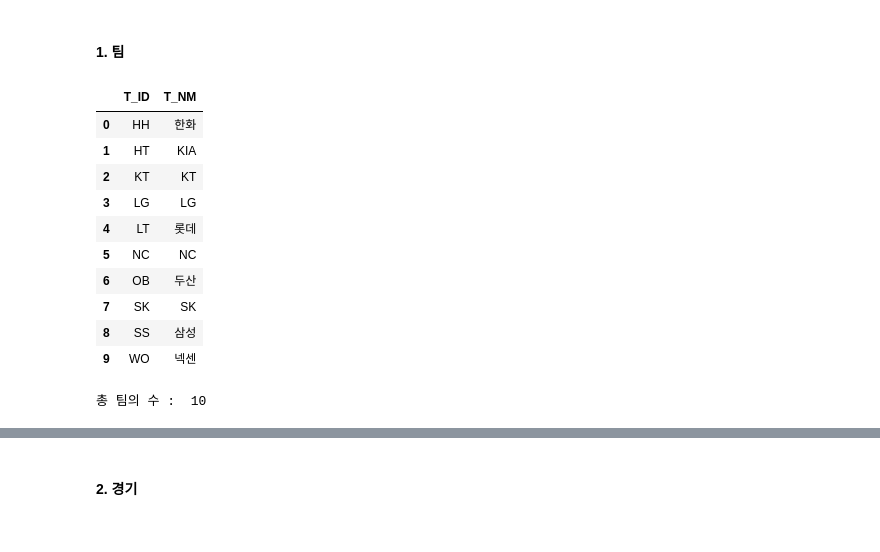
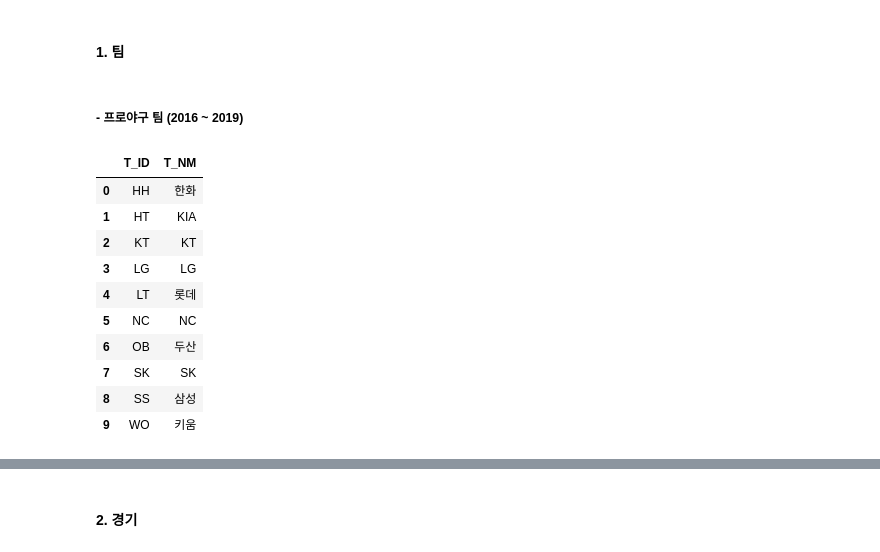
Before and after one commit to devTaemin/big-contest-2020, a Jupyter notebook: eda/eda-1.ipynb, the cells around one changed output, grey strips where cells are left out. Drawn from its saved outputs; the diff is of its cells as text; code cells hidden in the pictures.

```diff
--- a/eda/eda-1.ipynb
+++ b/eda/eda-1.ipynb
@@ -38,23 +42,30 @@ team_arr = ["HH","HT","KT","LG","LT","NC","OB","SK","SS","WO"]
 total_team = len(team_arr)
 # %% [markdown]
 #### 1. 팀
-# %%
-#2016년 시즌
-doc2016_1 = pd.read_excel(PATH + doc2016, sheet_name = "1.팀")
-doc2016_1
-# %% [output]
-|  | T_ID | T_NM |
-| 0 | HH | 한화 |
-| 1 | HT | KIA |
-| 2 | KT | KT |
-| 3 | LG | LG |
-| 4 | LT | 롯데 |
-| 5 | NC | NC |
-| 6 | OB | 두산 |
-| 7 | SK | SK |
-| 8 | SS | 삼성 |
-| 9 | WO | 넥센 |
-# %%
-print("총 팀의 수 : ", doc2016_1['T_NM'].count())
-# %% [output]
-총 팀의 수 :  10
+# %% [markdown]
+##### - 프로야구 팀  (2016 ~ 2019)
+# %%
+#2016년 시즌
+doc2016_1 = pd.read_excel(PATH + doc2016, sheet_name = "1.팀")
+doc2016_1
+#2017년 시즌
+doc2017_1 = pd.read_excel(PATH + doc2017, sheet_name = "1.팀")
+doc2017_1
+#2018년 시즌
+doc2018_1 = pd.read_excel(PATH + doc2018, sheet_name = "1.팀")
+doc2018_1
+#2019년 시즌
+doc2019_1 = pd.read_excel(PATH + doc2019, sheet_name = "1.팀")
+doc2019_1
+# %% [output]
+|  | T_ID | T_NM |
+| 0 | HH | 한화 |
+| 1 | HT | KIA |
+| 2 | KT | KT |
+| 3 | LG | LG |
+| 4 | LT | 롯데 |
+| 5 | NC | NC |
+| 6 | OB | 두산 |
+| 7 | SK | SK |
+| 8 | SS | 삼성 |
+| 9 | WO | 키움 |
```
Also changed, not shown: parts of 32 cells of this notebook.
